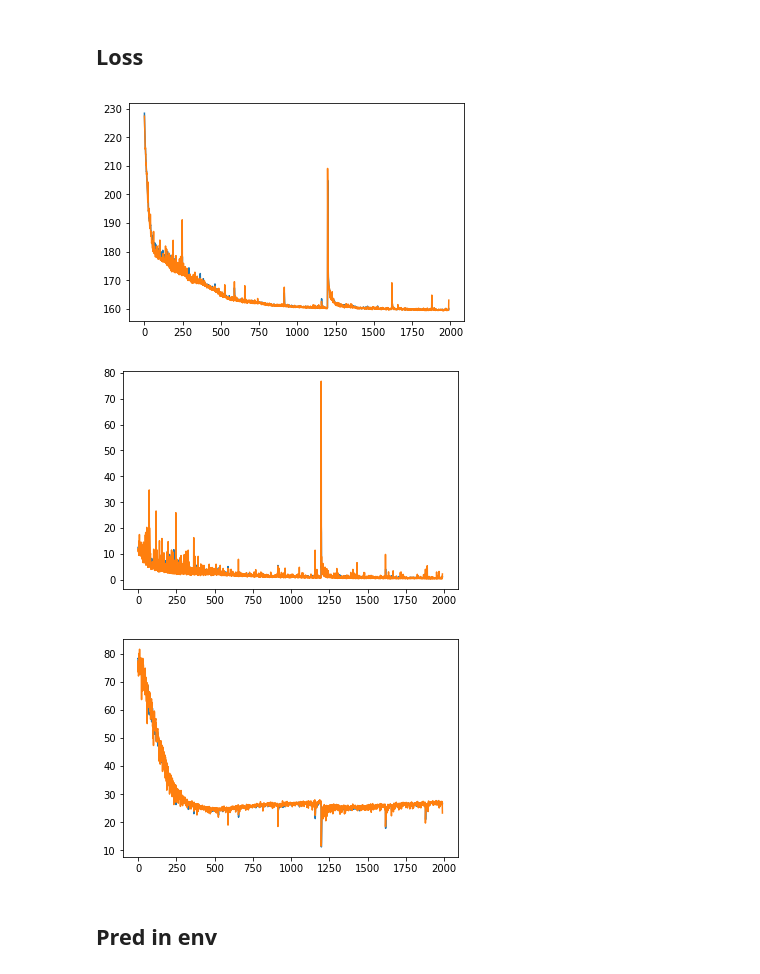
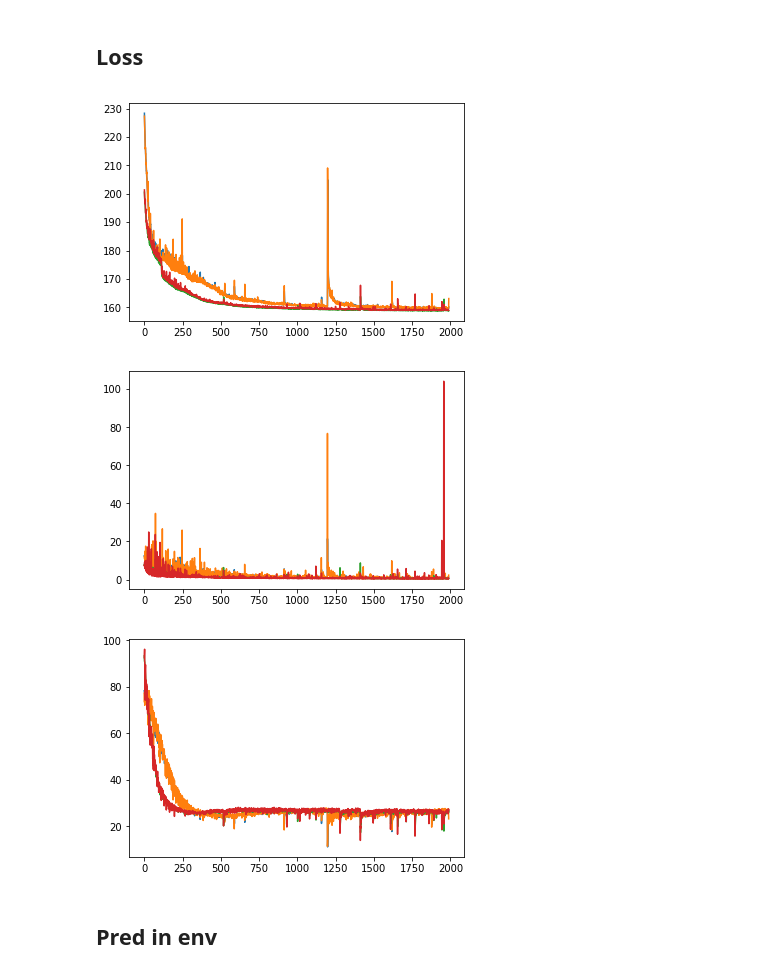
Before and after one commit to naruya/DSSM1d, a Jupyter notebook: eval.ipynb, the cells around one changed output. Cells and saved outputs as stored; diff of their text form; code cells hidden in the pictures.

```diff
--- a/eval.ipynb
+++ b/eval.ipynb
@@ -5,20 +5,27 @@ import matplotlib.pyplot as plt
 from utils import Extractor
 # %%
 ext = Extractor("../logzero/Feb26_08-06-04.txt")
+ext1 = Extractor("../logzero/Feb27_09-34-00.txt")
 
-plt.plot(ext("train", "x_loss")[10:])
-plt.plot(ext("test", "x_loss")[10:])
-plt.show()
-plt.plot(ext("train", "s_loss")[10:])
-plt.plot(ext("test", "s_loss")[10:])
-plt.show()
-plt.plot(ext("train", "s_aux_loss")[10:])
-plt.plot(ext("test", "s_aux_loss")[10:])
-plt.show()
+def plot(exts):
+    for ext in exts:
+        plt.plot(ext("train", "x_loss")[10:])
+        plt.plot(ext("test", "x_loss")[10:])
+    plt.show()
+    for ext in exts:
+        plt.plot(ext("train", "s_loss")[10:])
+        plt.plot(ext("test", "s_loss")[10:])
+    plt.show()
+    for ext in exts:
+        plt.plot(ext("train", "s_aux_loss")[10:])
+        plt.plot(ext("test", "s_aux_loss")[10:])
+    plt.show()
+
+plot([ext, ext1])
 # %% [output]
-[figure, old version]
+[figure, new version]
-[figure, old version]
+[figure, new version]
-[figure, old version]
+[figure, new version]
 # %% [markdown]
 ## Pred in env
 # %%
```
Also changed, not shown: parts of 4 cells of this notebook.
